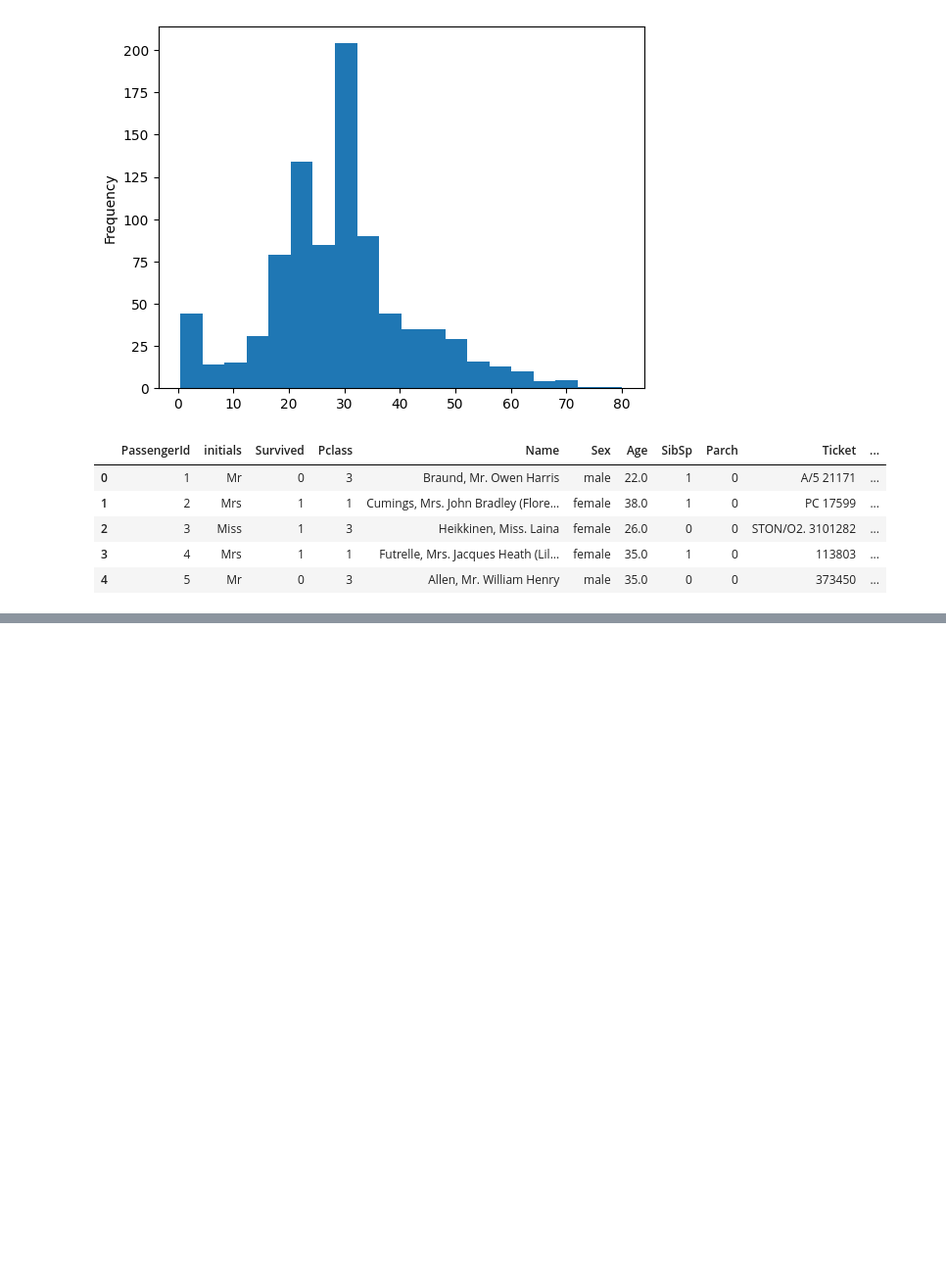
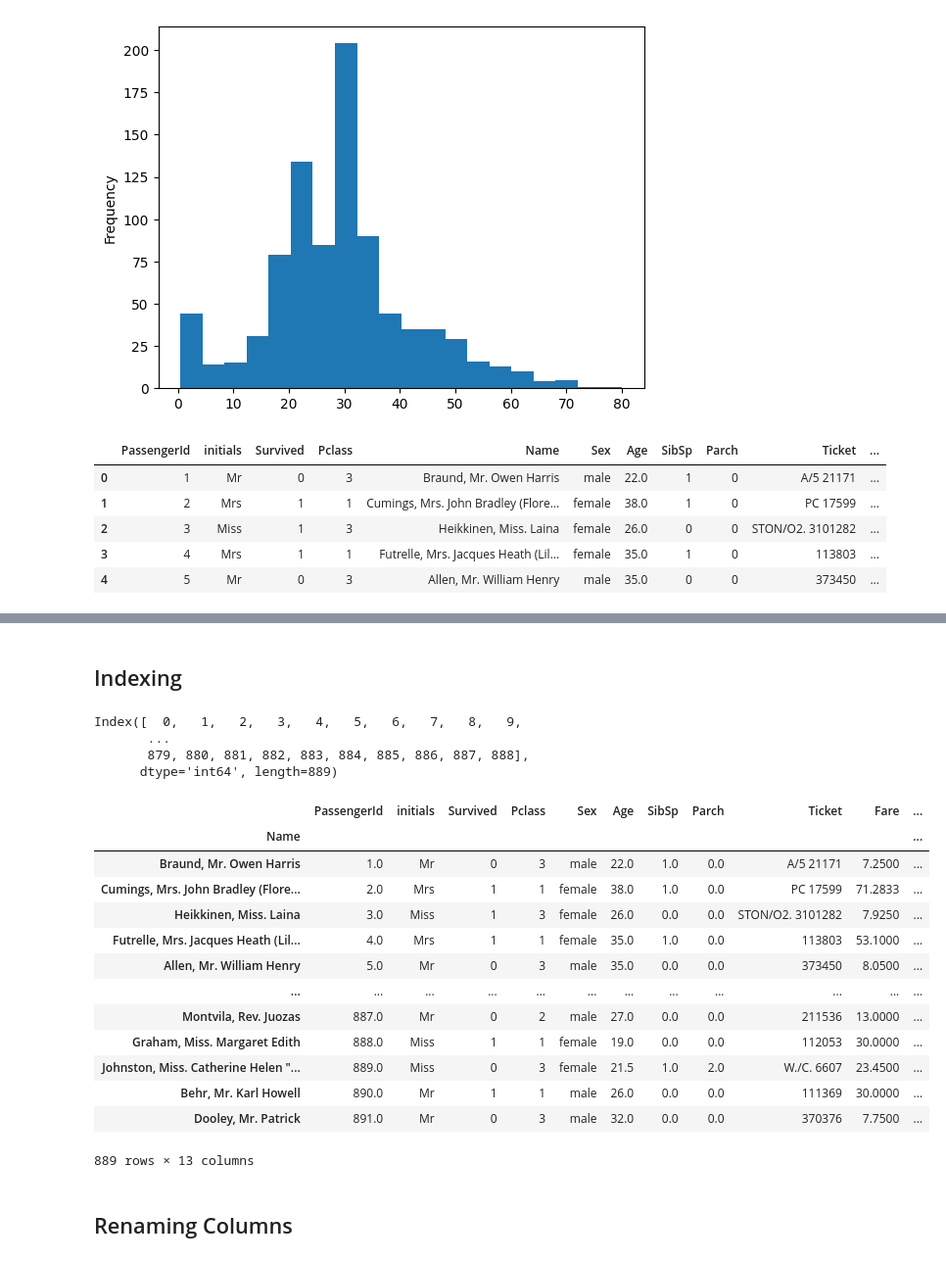
Before and after one commit to Magar-Bhuwan/Data-Science-ML, a Jupyter notebook: 2_Data_Science_ML/Day09/datacleaning.ipynb, the cells around one changed output, grey strips where cells are left out. Shown at 98% size. Cells and saved outputs as stored; diff of their text form; code cells hidden in the pictures; blank space fills up the shorter version.

```diff
--- a/2_Data_Science_ML/Day09/datacleaning.ipynb
+++ b/2_Data_Science_ML/Day09/datacleaning.ipynb
@@ -345,0 +348,3 @@ median_initial_df.head()
+# %%
+# Creating Duplicate/ inserting duplicate row
+median_initial_df.loc[900, :] = median_initial_df.loc[0,:]
@@ -345,0 +377,3 @@ median_initial_df.head()
+# %%
+# Dropping Duplicate Row
+median_initial_df.drop_duplicates(subset="Name", inplace=True)
@@ -345,0 +410,6 @@ median_initial_df.head()
+# %%
+median_initial_df["Pclass"] = median_initial_df.Pclass.astype(int)
+# %%
+median_initial_df = median_initial_df.astype(
+    {"Survived": "int8", "Cabin": bool}
+)
@@ -345,0 +432,32 @@ median_initial_df.head()
+# %% [markdown]
+## Indexing
+# %%
+# Get Index
+median_initial_df.index
+# %% [output]
+Index([  0,   1,   2,   3,   4,   5,   6,   7,   8,   9,
+       ...
+       879, 880, 881, 882, 883, 884, 885, 886, 887, 888],
+      dtype='int64', length=889)
+# %%
+median_initial_df.set_index("Name")
+
+# median_initial_df.index = median_initial_df.index.Name        # copy set_index
+# median_initial_df
+# %% [output]
+|  | PassengerId | initials | Survived | Pclass | Sex | Age | SibSp | Parch | Ticket | Fare | ... |
+| Name |  |  |  |  |  |  |  |  |  |  | ... |
+| Braund, Mr. Owen Harris | 1.0 | Mr | 0 | 3 | male | 22.0 | 1.0 | 0.0 | A/5 21171 | 7.2500 | ... |
+| Cumings, Mrs. John Bradley (Flore... | 2.0 | Mrs | 1 | 1 | female | 38.0 | 1.0 | 0.0 | PC 17599 | 71.2833 | ... |
+| Heikkinen, Miss. Laina | 3.0 | Miss | 1 | 3 | female | 26.0 | 0.0 | 0.0 | STON/O2. 3101282 | 7.9250 | ... |
+| Futrelle, Mrs. Jacques Heath (Lil... | 4.0 | Mrs | 1 | 1 | female | 35.0 | 1.0 | 0.0 | 113803 | 53.1000 | ... |
+| Allen, Mr. William Henry | 5.0 | Mr | 0 | 3 | male | 35.0 | 0.0 | 0.0 | 373450 | 8.0500 | ... |
+| ... | ... | ... | ... | ... | ... | ... | ... | ... | ... | ... | ... |
+| Montvila, Rev. Juozas | 887.0 | Mr | 0 | 2 | male | 27.0 | 0.0 | 0.0 | 211536 | 13.0000 | ... |
+| Graham, Miss. Margaret Edith | 888.0 | Miss | 1 | 1 | female | 19.0 | 0.0 | 0.0 | 112053 | 30.0000 | ... |
+| Johnston, Miss. Catherine Helen "... | 889.0 | Miss | 0 | 3 | female | 21.5 | 1.0 | 2.0 | W./C. 6607 | 23.4500 | ... |
+| Behr, Mr. Karl Howell | 890.0 | Mr | 1 | 1 | male | 26.0 | 0.0 | 0.0 | 111369 | 30.0000 | ... |
+| Dooley, Mr. Patrick | 891.0 | Mr | 0 | 3 | male | 32.0 | 0.0 | 0.0 | 370376 | 7.7500 | ... |
+889 rows × 13 columns
+# %% [markdown]
+## Renaming Columns
```
Also changed, not shown: parts of 12 cells of this notebook, 5 other files.
